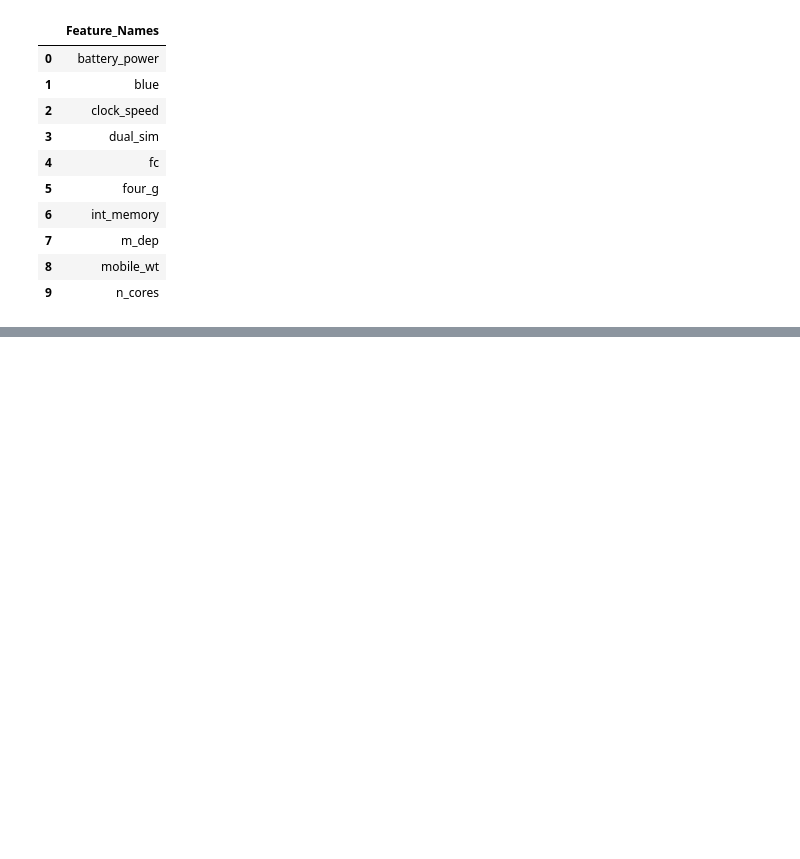
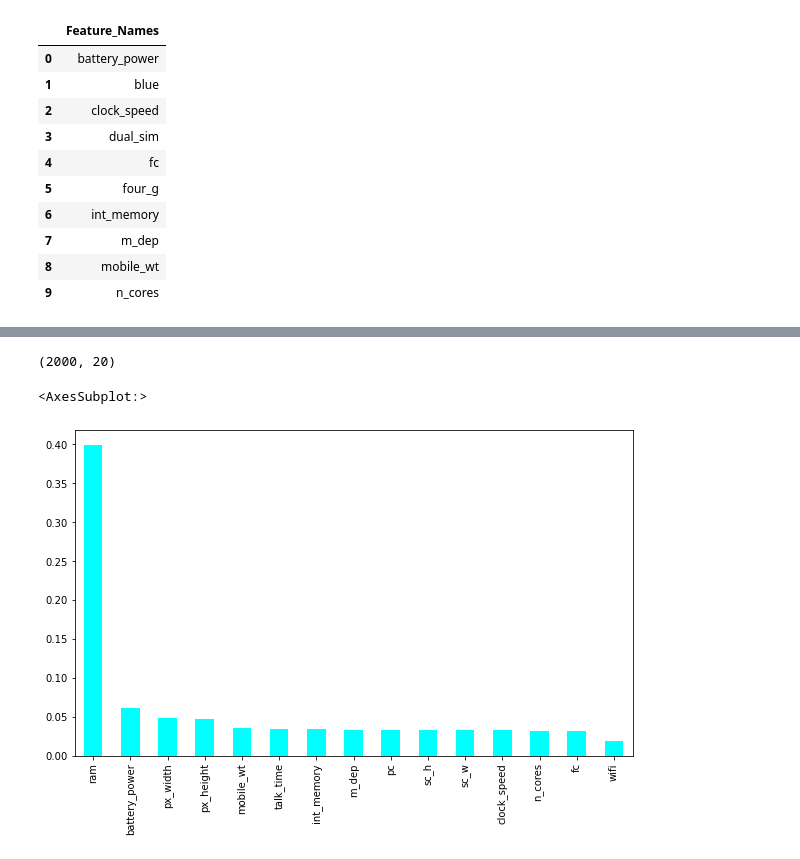
Before and after one commit to emdad8/aiquest-ml-aasassignments, a Jupyter notebook: Assignment 8 Feature Selection.ipynb, the cells around one changed output, grey strips where cells are left out. Saved outputs shown, nothing was run; the diff lists cells and outputs as text; code cells hidden in the pictures; blank space fills up the shorter version.

```diff
--- a/Assignment 8 Feature Selection.ipynb
+++ b/Assignment 8 Feature Selection.ipynb
@@ -205,0 +209,4 @@ newx1.plot(kind='bar',color=['red'])
+# %%
+x.shape
+# %% [output]
+(2000, 20)
@@ -205,0 +215,8 @@ newx1.plot(kind='bar',color=['red'])
+# %%
+features = pd.Series(extr.feature_importances_, index = x.columns)
+plt.figure(figsize=(10,6))
+features.nlargest(15).plot(kind='bar', color='cyan')
+#plt.savefig('score1.png')
+# %% [output]
+<AxesSubplot:>
+[figure, added]
```
Also changed, not shown: parts of 28 cells of this notebook.
